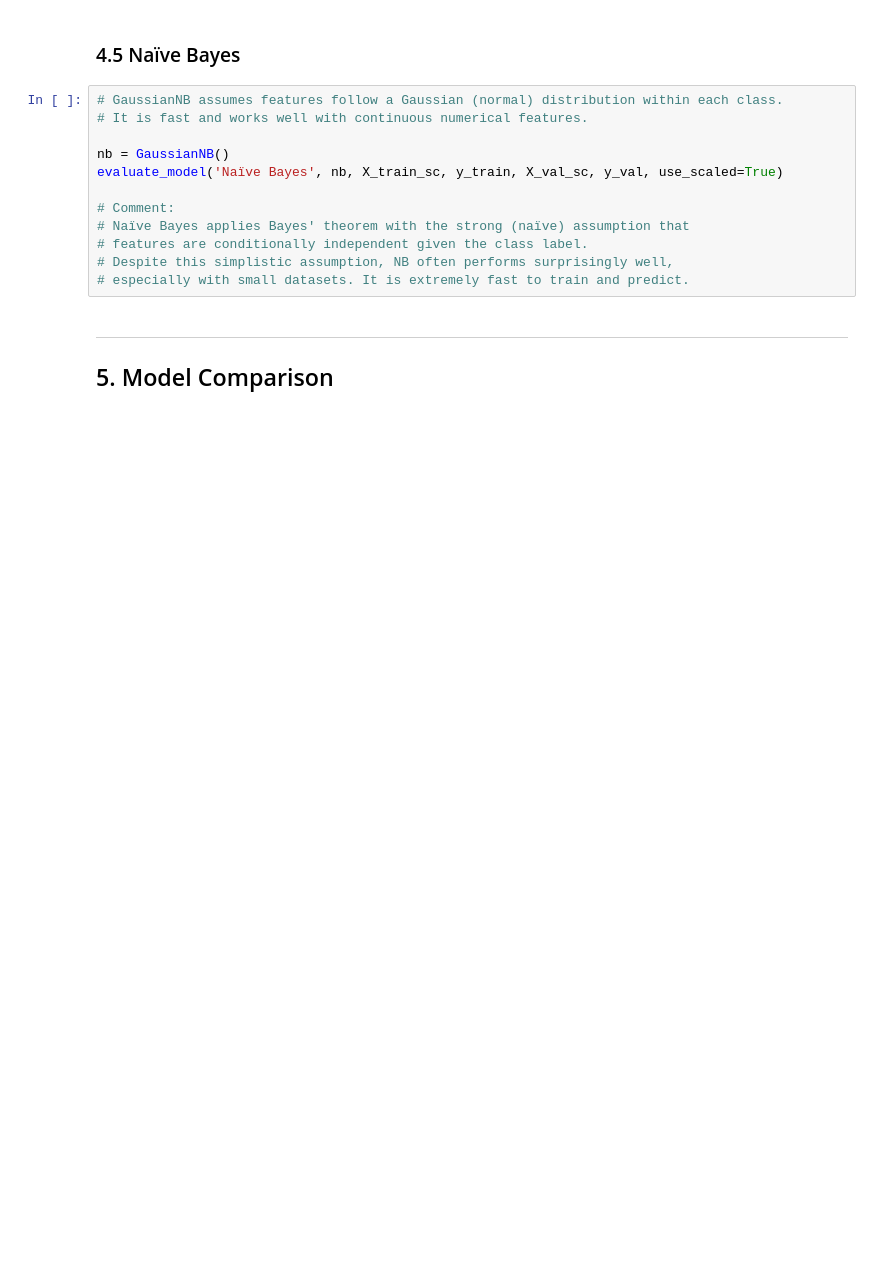
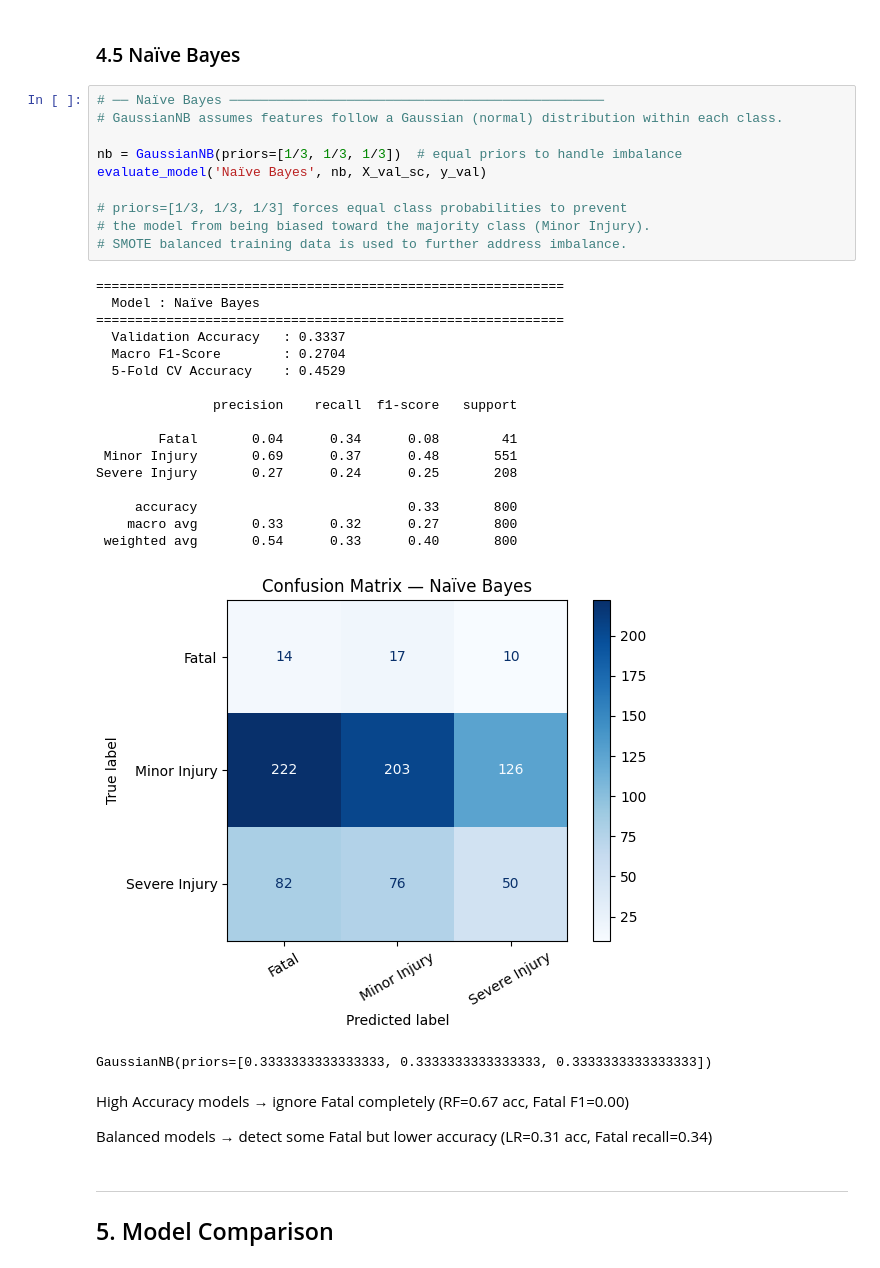
Before and after one commit to GannaReda/ML-55-20722, a Jupyter notebook: car_crash_severity_prediction.ipynb, the cells around one changed output. Drawn from its saved outputs; the diff is of its cells as text; blank space fills up the shorter version.

```diff
--- a/car_crash_severity_prediction.ipynb
+++ b/car_crash_severity_prediction.ipynb
@@ -1203,17 +1225,38 @@ evaluate_model('Logistic Regression', lr, X_train_sc, y_train, X_val_sc, y_val,
 # %% [markdown]
 ### 4.5 Naïve Bayes
-# %%
-# GaussianNB assumes features follow a Gaussian (normal) distribution within each class.
-# It is fast and works well with continuous numerical features.
-
-nb = GaussianNB()
-evaluate_model('Naïve Bayes', nb, X_train_sc, y_train, X_val_sc, y_val, use_scaled=True)
-
-# Comment:
-# Naïve Bayes applies Bayes' theorem with the strong (naïve) assumption that
-# features are conditionally independent given the class label.
-# Despite this simplistic assumption, NB often performs surprisingly well,
-# especially with small datasets. It is extremely fast to train and predict.
+# %%
+# ── Naïve Bayes ────────────────────────────────────────────────
+# GaussianNB assumes features follow a Gaussian (normal) distribution within each class.
+
+nb = GaussianNB(priors=[1/3, 1/3, 1/3])  # equal priors to handle imbalance
+evaluate_model('Naïve Bayes', nb, X_val_sc, y_val)
+
+# priors=[1/3, 1/3, 1/3] forces equal class probabilities to prevent
+# the model from being biased toward the majority class (Minor Injury).
+# SMOTE balanced training data is used to further address imbalance.
+# %% [output]
+============================================================
+  Model : Naïve Bayes
+============================================================
+  Validation Accuracy   : 0.3337
+  Macro F1-Score        : 0.2704
+  5-Fold CV Accuracy    : 0.4529
+
+               precision    recall  f1-score   support
+
+        Fatal       0.04      0.34      0.08        41
+ Minor Injury       0.69      0.37      0.48       551
+Severe Injury       0.27      0.24      0.25       208
+
+     accuracy                           0.33       800
+    macro avg       0.33      0.32      0.27       800
+ weighted avg       0.54      0.33      0.40       800
+[figure, added]
+GaussianNB(priors=[0.3333333333333333, 0.3333333333333333, 0.3333333333333333])
+# %% [markdown]
+High Accuracy models  → ignore Fatal completely (RF=0.67 acc, Fatal F1=0.00)
+
+Balanced models       → detect some Fatal but lower accuracy (LR=0.31 acc, Fatal recall=0.34)
 # %% [markdown]
 ---
 ## 5. Model Comparison
```
Also changed, not shown: parts of 7 cells of this notebook.
